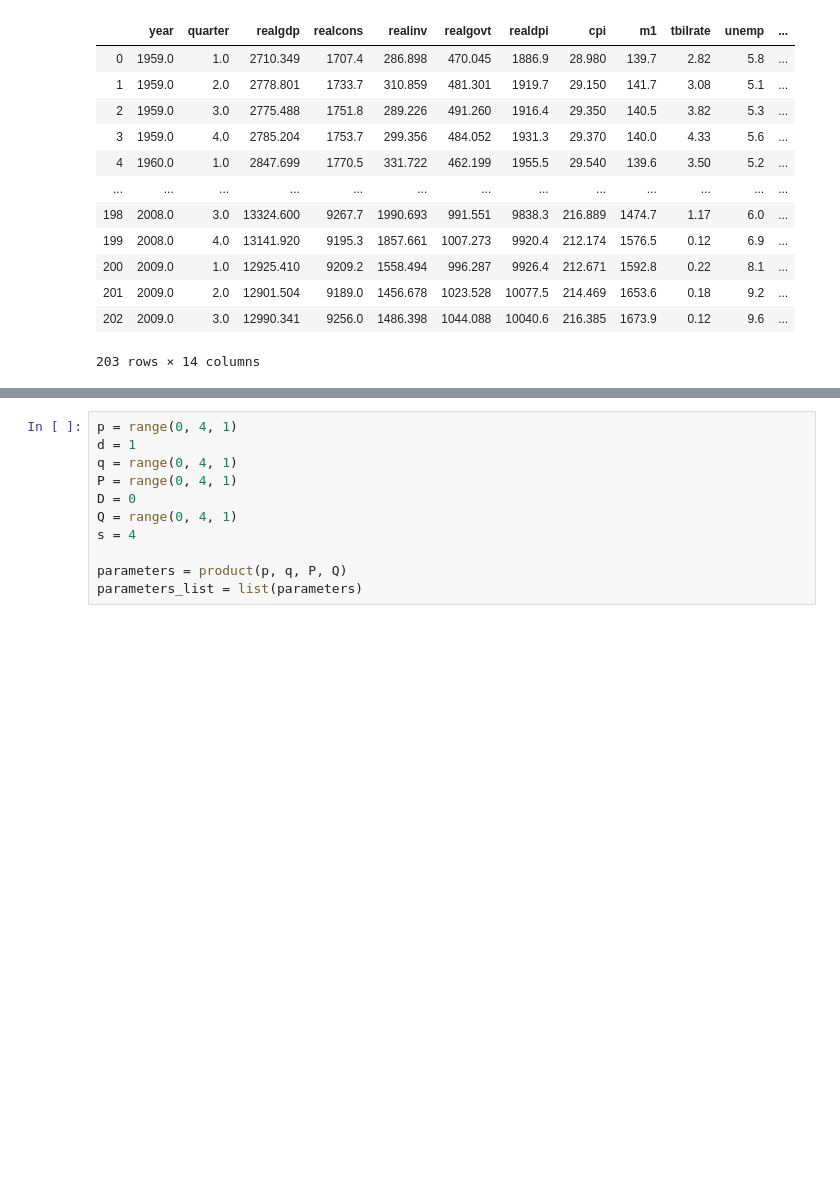
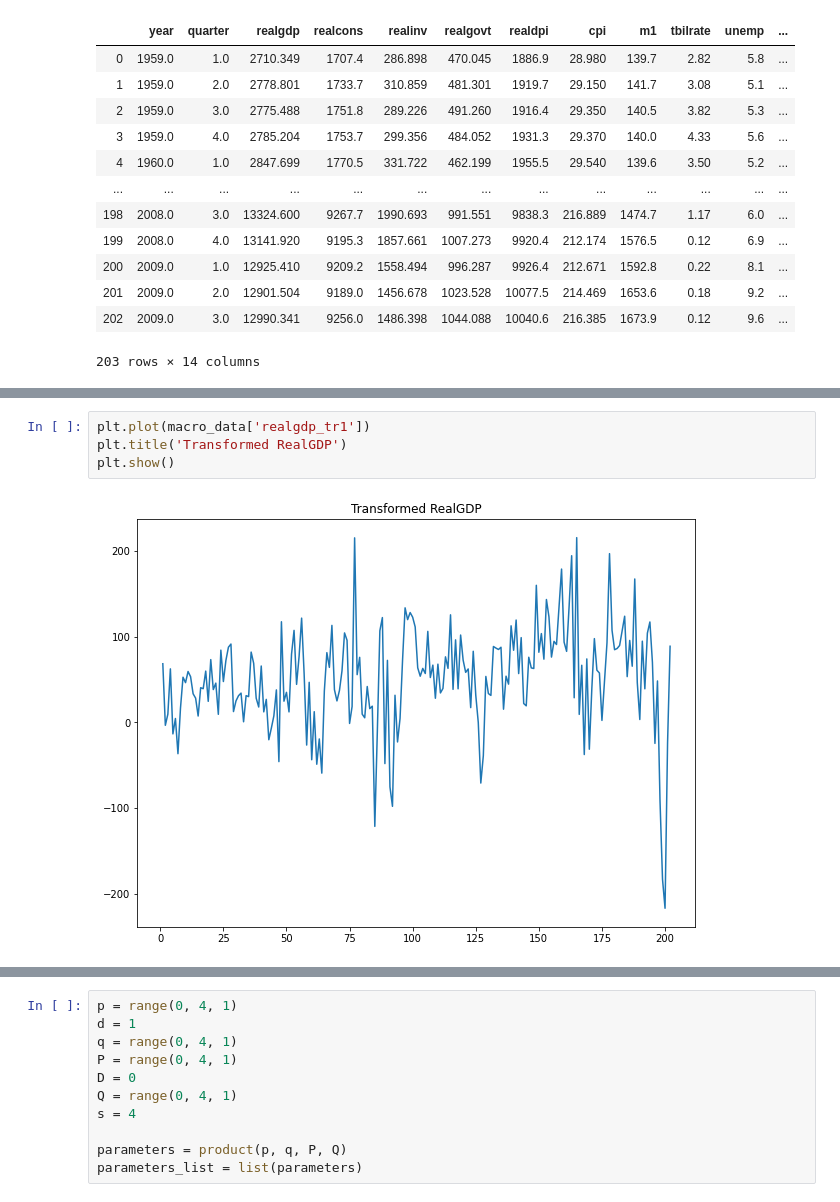
Before and after one commit to marcopeix/AppliedTimeSeriesAnalysisWithPython, a Jupyter notebook: HOTSAP_SARIMAX.ipynb, the cells around one changed output, grey strips where cells are left out. Saved outputs shown, nothing was run; the diff lists cells and outputs as text; blank space fills up the shorter version.

```diff
--- a/HOTSAP_SARIMAX.ipynb
+++ b/HOTSAP_SARIMAX.ipynb
@@ -113,0 +78,6 @@ plt.tight_layout()
+# %%
+plt.plot(macro_data['realgdp_tr1'])
+plt.title('Transformed RealGDP')
+plt.show()
+# %% [output]
+[figure, added]
```
Also changed, not shown: parts of 24 cells of this notebook.
